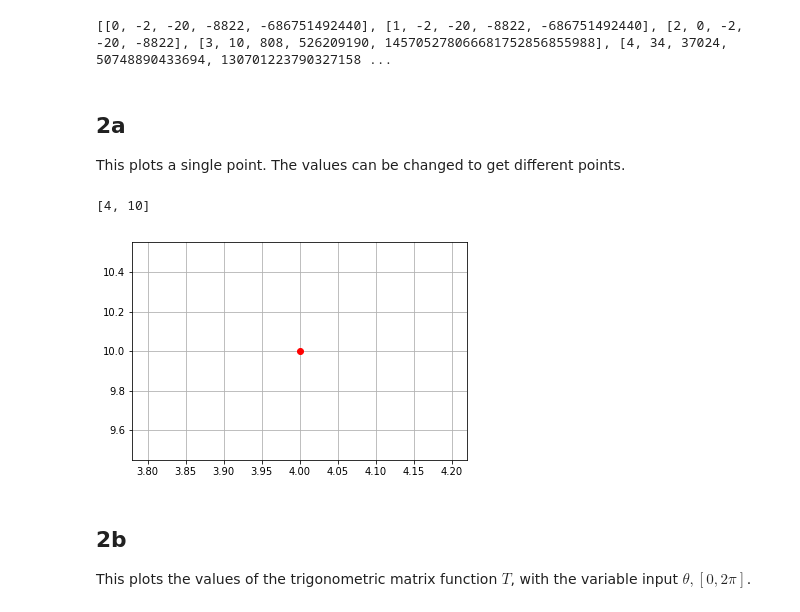
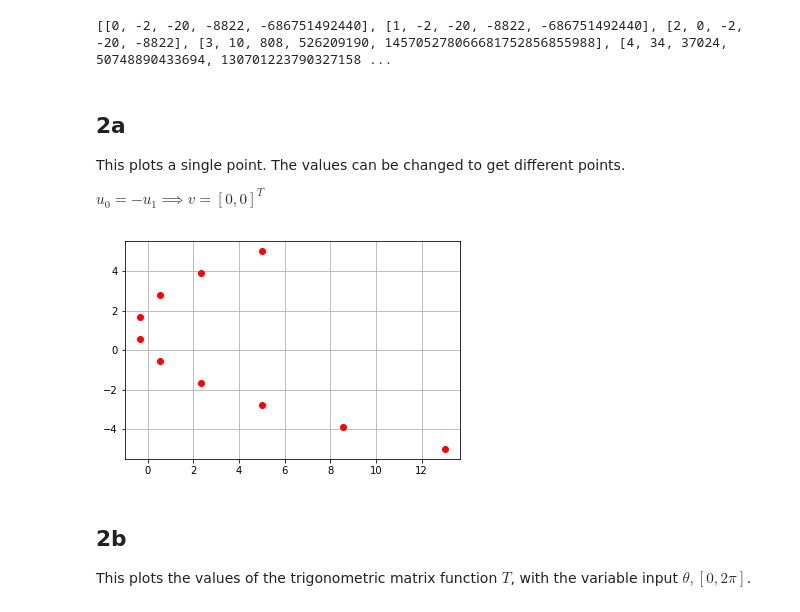
Before and after one commit to catsymptote/Lektor_Programming, a Jupyter notebook: Reports/Assignment_2.ipynb, the cells around one changed output. Cells and saved outputs as stored; diff of their text form; code cells hidden in the pictures.

```diff
--- a/Reports/Assignment_2.ipynb
+++ b/Reports/Assignment_2.ipynb
@@ -153,40 +153,62 @@ print(P_rec_vect(u, n))
 # %% [markdown]
 ## 2a
 This plots a single point. The values can be changed to get different points.
+
+$u_0 = -u_1 \implies v = [0, 0]^T$
 # %%
 import matplotlib.pyplot as plt
 import numpy as np
 
 # Input matrix and vector
 #A = [[1, 0.5], [1, 0.5]]
 #u = [5, 6]
 A = [[1, 2], [3, 4]]
 u = [2, 1]
 
 
 # Hard coded dot product (and transpose) function for (2x2) x (2x1) = (2x1).
 def dot_product(A, u):
     v = [0]*len(u)
 
     v[0] = A[0][0] * u[0] + A[0][1] * u[1]
     v[1] = A[1][0] * u[0] + A[1][1] * u[1]
 
     return v
 
 
-# Call dot_product and print out result.
-point = dot_product(A, u)
-print(point)
+v_lst = []
+def add(A, u):
+    v_lst.append(dot_product(A, u))
 
-# Plotting
-fig = plt.figure()
-ax = fig.add_subplot(111)
-ax.grid(True)
-plt.plot(point[0], point[1], 'ro')
-fig.show()
+
+def plot(v_lst):
+    fig = plt.figure()
+    ax = fig.add_subplot(111)
+    ax.grid(True)
+
+    for i in range(len(v_lst)):
+        plt.plot(v_lst[i][0], v_lst[i][1], 'ro')
+
+    fig.show()
+
+
+#v_lst = []
+#v_lst.append(plot_point([[1, 2], [3, 4]],       [2, 1]))
+#v_lst.append(plot_point([[1, 0.5], [1, 0.5]],   [5, 6]))
+#v_lst.append(plot_point())
+
+
+x = np.linspace(-1, 1, 10)
+for i in range(len(x)):
+    add([[x[i], x[i]], [-x[i], x[i]]], [i, i - len(x)/2])
+
+#add([[1, 2], [3, 4]],       [2, 1])
+#add([[1, 0.5], [1, 0.5]],   [5, 6])
+#add([[-1, 1], [-1, 1]],     [-3, -3])
+
+plot(v_lst)
 # %% [output]
-[4, 10]
-[figure, old version]
+[figure, new version]
 # %% [markdown]
 ## 2b
 This plots the values of the trigonometric matrix function $T$, with the variable input $\theta, [0, 2 \pi]$.
```
Also changed, not shown: parts of 14 cells of this notebook, 2 other files.
